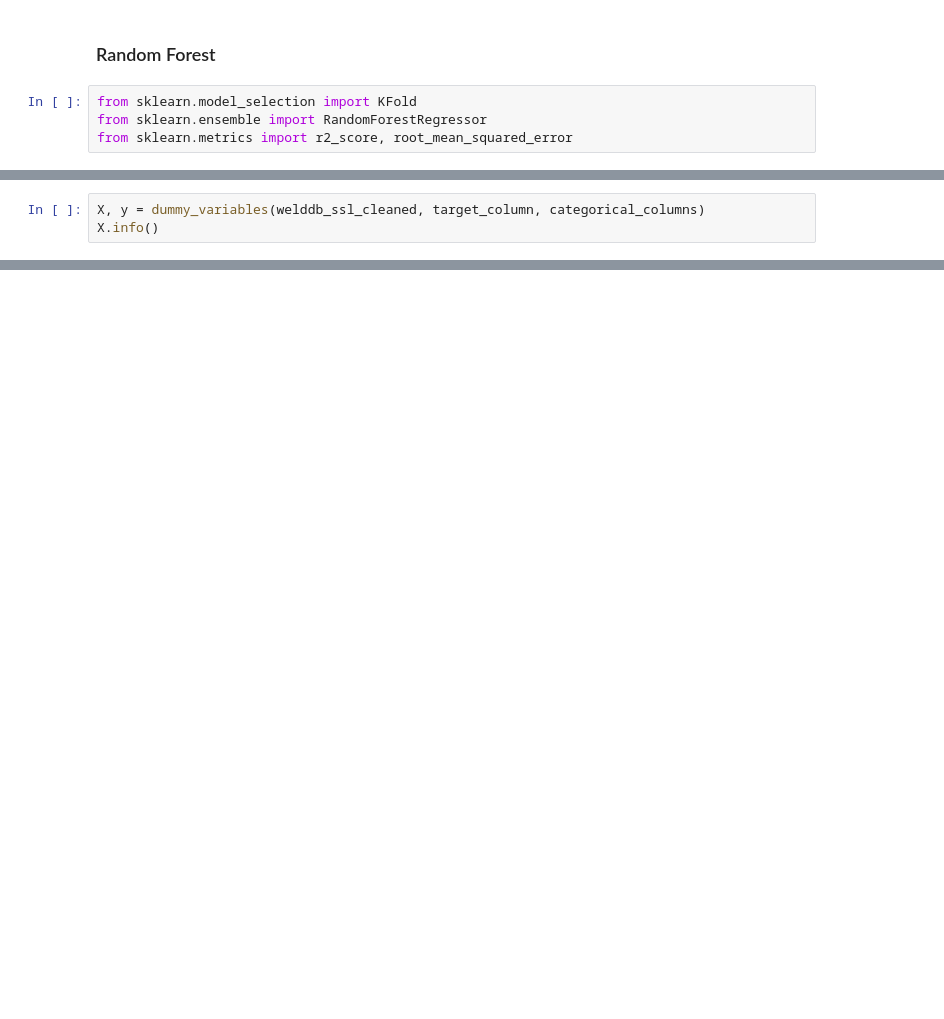
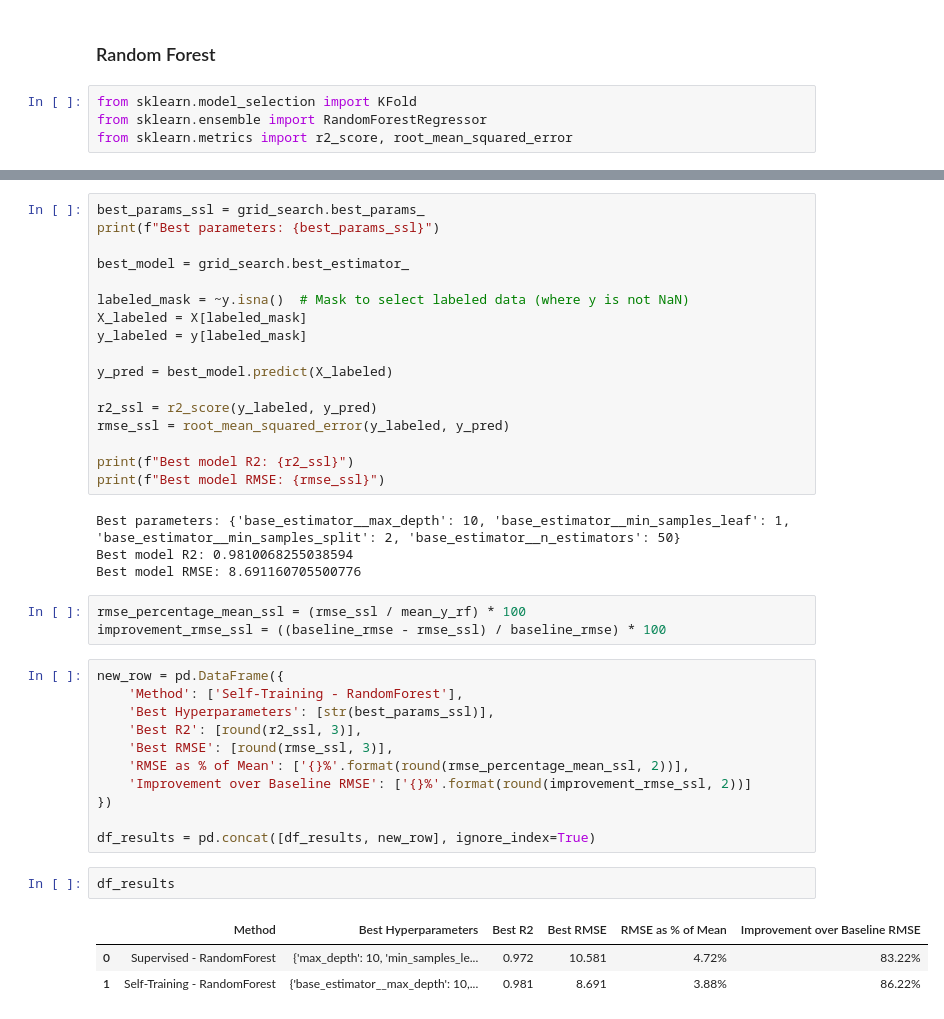
Before and after one commit to elbarhichi/Welding-Quality-Prediction, a Jupyter notebook: ML_PROJECT_yuxian_ssl.ipynb, the cells around one changed output, grey strips where cells are left out. Drawn from its saved outputs; the diff is of its cells as text; blank space fills up the shorter version.

Commit message:
Compared the results obtained from SL and SSL

```diff
--- a/ML_PROJECT_yuxian_ssl.ipynb
+++ b/ML_PROJECT_yuxian_ssl.ipynb
@@ -353,3 +632,0 @@ Average RMSE: 24.598397343502505
-# %%
-X, y = dummy_variables(welddb_ssl_cleaned, target_column, categorical_columns)
-X.info()
@@ -542,0 +655,41 @@ plt.show()
+# %%
+best_params_ssl = grid_search.best_params_
+print(f"Best parameters: {best_params_ssl}")
+
+best_model = grid_search.best_estimator_
+
+labeled_mask = ~y.isna()  # Mask to select labeled data (where y is not NaN)
+X_labeled = X[labeled_mask]
+y_labeled = y[labeled_mask]
+
+y_pred = best_model.predict(X_labeled)
+
+r2_ssl = r2_score(y_labeled, y_pred)
+rmse_ssl = root_mean_squared_error(y_labeled, y_pred)
+
+print(f"Best model R2: {r2_ssl}")
+print(f"Best model RMSE: {rmse_ssl}")
+# %% [output]
+Best parameters: {'base_estimator__max_depth': 10, 'base_estimator__min_samples_leaf': 1, 'base_estimator__min_samples_split': 2, 'base_estimator__n_estimators': 50}
+Best model R2: 0.9810068255038594
+Best model RMSE: 8.691160705500776
+# %%
+rmse_percentage_mean_ssl = (rmse_ssl / mean_y_rf) * 100
+improvement_rmse_ssl = ((baseline_rmse - rmse_ssl) / baseline_rmse) * 100
+# %%
+new_row = pd.DataFrame({
+    'Method': ['Self-Training - RandomForest'],
+    'Best Hyperparameters': [str(best_params_ssl)],
+    'Best R2': [round(r2_ssl, 3)],
+    'Best RMSE': [round(rmse_ssl, 3)],
+    'RMSE as % of Mean': ['{}%'.format(round(rmse_percentage_mean_ssl, 2))],
+    'Improvement over Baseline RMSE': ['{}%'.format(round(improvement_rmse_ssl, 2))]
+})
+
+df_results = pd.concat([df_results, new_row], ignore_index=True)
+# %%
+df_results
+# %% [output]
+|  | Method | Best Hyperparameters | Best R2 | Best RMSE | RMSE as % of Mean | Improvement over Baseline RMSE |
+| 0 | Supervised - RandomForest | {'max_depth': 10, 'min_samples_le... | 0.972 | 10.581 | 4.72% | 83.22% |
+| 1 | Self-Training - RandomForest | {'base_estimator__max_depth': 10,... | 0.981 | 8.691 | 3.88% | 86.22% |
```
Also changed, not shown: parts of 37 cells of this notebook.
